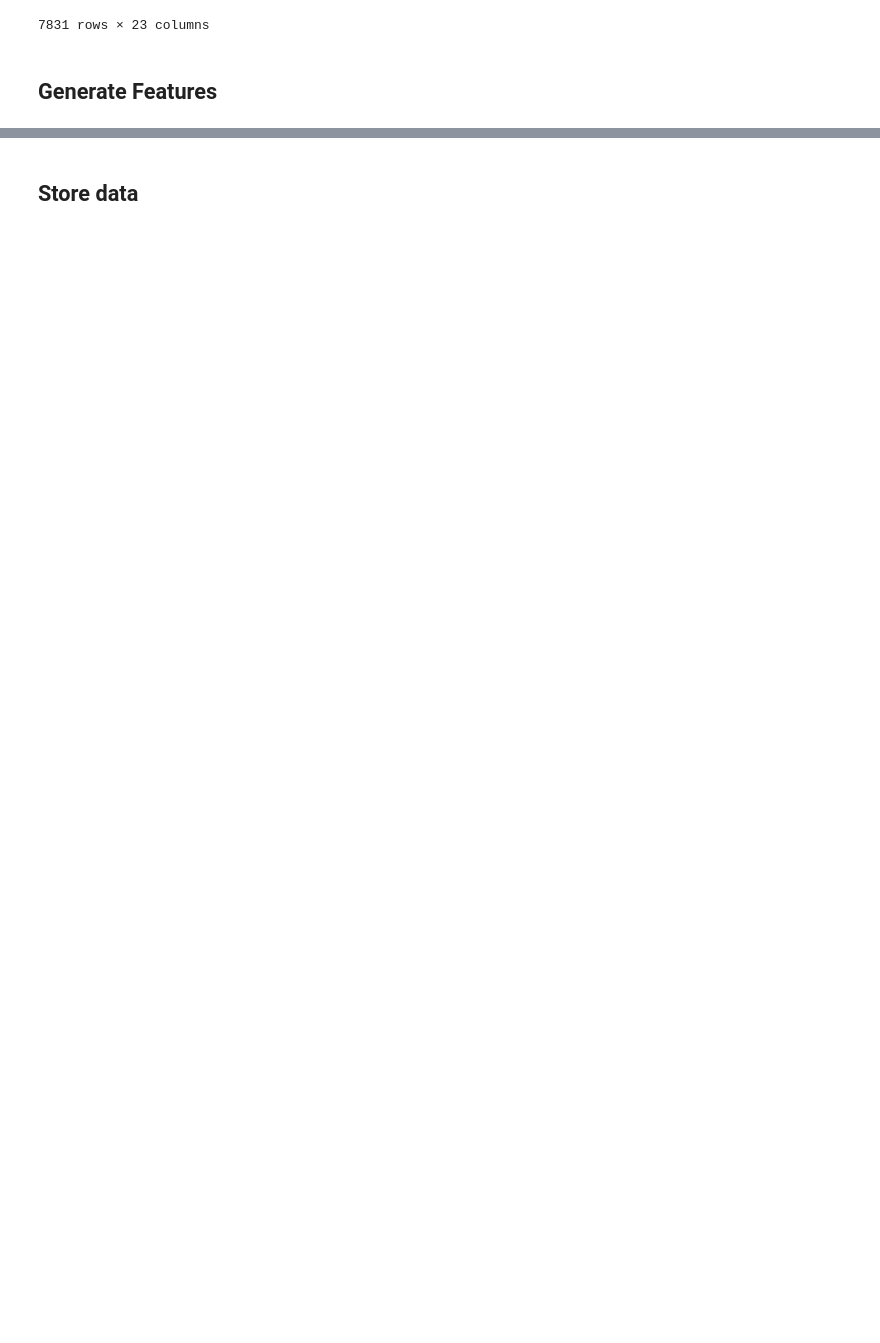
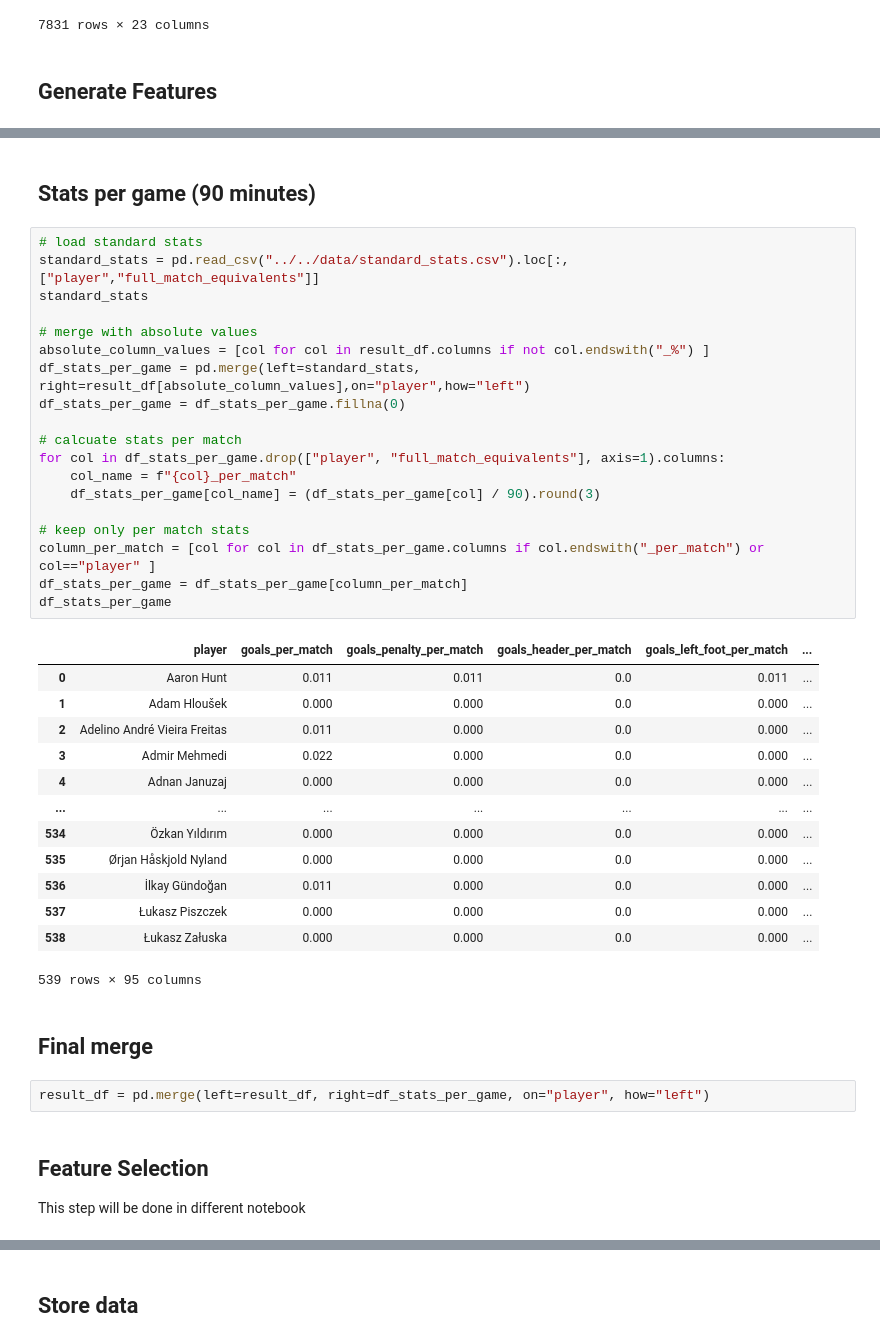
Before and after one commit to allorenz/football-player-similarity, a Jupyter notebook: src/notebooks/feature_shooting.ipynb, the cells around one changed output, grey strips where cells are left out. Cells and saved outputs as stored; diff of their text form; blank space fills up the shorter version.

```diff
--- a/src/feature_shooting.ipynb
+++ b/src/notebooks/feature_shooting.ipynb
@@ -328 +336,43 @@ result_df
+# %% [markdown]
+## __Stats per game (90 minutes)__
+# %%
+# load standard stats
+standard_stats = pd.read_csv("../../data/standard_stats.csv").loc[:,["player","full_match_equivalents"]]
+standard_stats
+
+# merge with absolute values
+absolute_column_values = [col for col in result_df.columns if not col.endswith("_%") ]
+df_stats_per_game = pd.merge(left=standard_stats, right=result_df[absolute_column_values],on="player",how="left")
+df_stats_per_game = df_stats_per_game.fillna(0)
+
+# calcuate stats per match
+for col in df_stats_per_game.drop(["player", "full_match_equivalents"], axis=1).columns:
+    col_name = f"{col}_per_match"
+    df_stats_per_game[col_name] = (df_stats_per_game[col] / 90).round(3)
+
+# keep only per match stats
+column_per_match = [col for col in df_stats_per_game.columns if col.endswith("_per_match") or col=="player" ]
+df_stats_per_game = df_stats_per_game[column_per_match]
+df_stats_per_game
+# %% [output]
+|  | player | goals_per_match | goals_penalty_per_match | goals_header_per_match | goals_left_foot_per_match | ... |
+| 0 | Aaron Hunt | 0.011 | 0.011 | 0.0 | 0.011 | ... |
+| 1 | Adam Hloušek | 0.000 | 0.000 | 0.0 | 0.000 | ... |
+| 2 | Adelino André Vieira Freitas | 0.011 | 0.000 | 0.0 | 0.000 | ... |
+| 3 | Admir Mehmedi | 0.022 | 0.000 | 0.0 | 0.000 | ... |
+| 4 | Adnan Januzaj | 0.000 | 0.000 | 0.0 | 0.000 | ... |
+| ... | ... | ... | ... | ... | ... | ... |
+| 534 | Özkan Yıldırım | 0.000 | 0.000 | 0.0 | 0.000 | ... |
+| 535 | Ørjan Håskjold Nyland | 0.000 | 0.000 | 0.0 | 0.000 | ... |
+| 536 | İlkay Gündoğan | 0.011 | 0.000 | 0.0 | 0.000 | ... |
+| 537 | Łukasz Piszczek | 0.000 | 0.000 | 0.0 | 0.000 | ... |
+| 538 | Łukasz Załuska | 0.000 | 0.000 | 0.0 | 0.000 | ... |
+539 rows × 95 columns
+# %% [markdown]
+## __Final merge__
+# %%
+result_df = pd.merge(left=result_df, right=df_stats_per_game, on="player", how="left")
+# %% [markdown]
+## __Feature Selection__
+This step will be done in different notebook
 # %%
```
Also changed, not shown: parts of 5 cells of this notebook, 14 other files.
